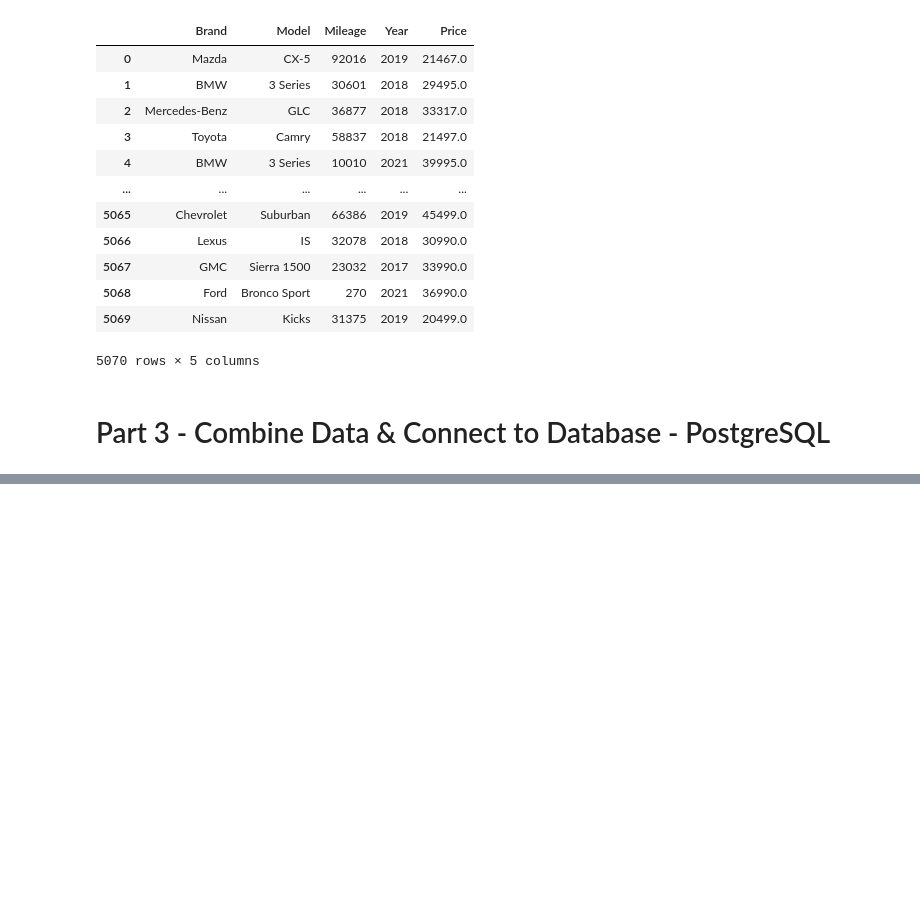
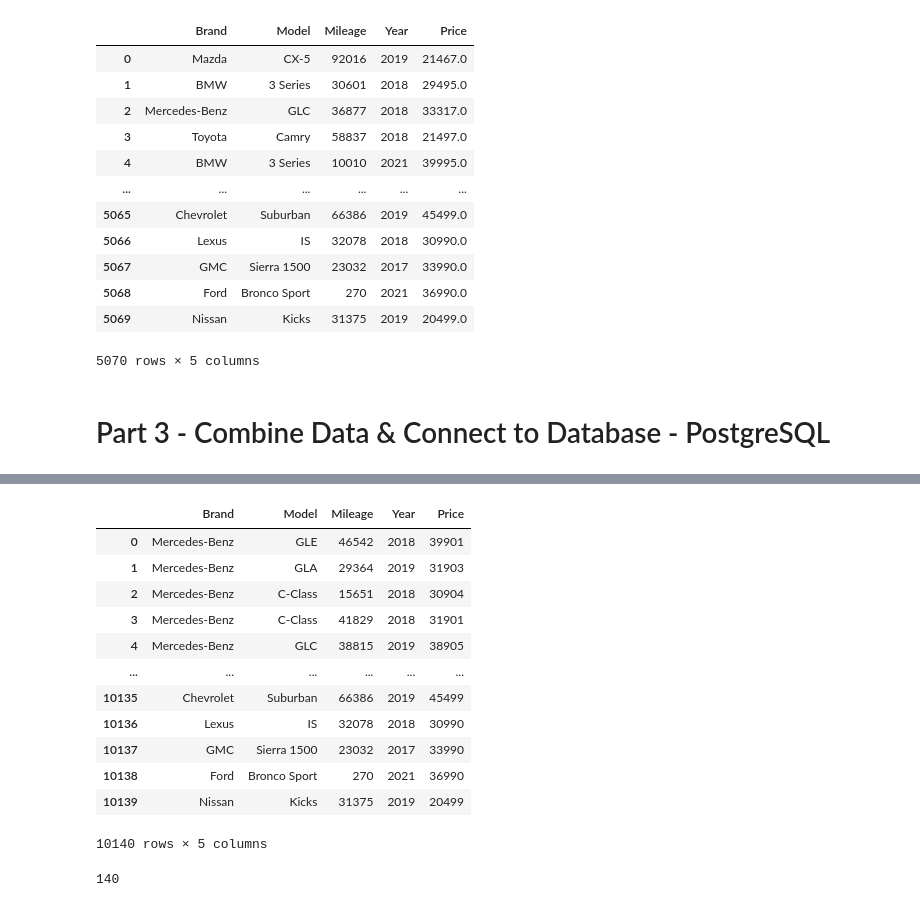
Before and after one commit to dnantonov/truecar_scraper, a Jupyter notebook: main.ipynb, the cells around one changed output, grey strips where cells are left out. Drawn from its saved outputs; the diff is of its cells as text; code cells hidden in the pictures; blank space fills up the shorter version.

```diff
--- a/main.ipynb
+++ b/main.ipynb
@@ -336,0 +359,17 @@ df_sf_multiple
+# %%
+# output updated dataframe
+merged_dataframes
+# %% [output]
+|  | Brand | Model | Mileage | Year | Price |
+| 0 | Mercedes-Benz | GLE | 46542 | 2018 | 39901 |
+| 1 | Mercedes-Benz | GLA | 29364 | 2019 | 31903 |
+| 2 | Mercedes-Benz | C-Class | 15651 | 2018 | 30904 |
+| 3 | Mercedes-Benz | C-Class | 41829 | 2018 | 31901 |
+| 4 | Mercedes-Benz | GLC | 38815 | 2019 | 38905 |
+| ... | ... | ... | ... | ... | ... |
+| 10135 | Chevrolet | Suburban | 66386 | 2019 | 45499 |
+| 10136 | Lexus | IS | 32078 | 2018 | 30990 |
+| 10137 | GMC | Sierra 1500 | 23032 | 2017 | 33990 |
+| 10138 | Ford | Bronco Sport | 270 | 2021 | 36990 |
+| 10139 | Nissan | Kicks | 31375 | 2019 | 20499 |
+10140 rows × 5 columns
@@ -336,0 +378,5 @@ df_sf_multiple
+# %%
+engine = create_engine('postgresql://postgres:1u1sb02839y@localhost:5432')
+merged_dataframes.to_sql('cars_results', engine)
+# %% [output]
+140
```
Also changed, not shown: parts of 5 cells of this notebook, 3 other files.
